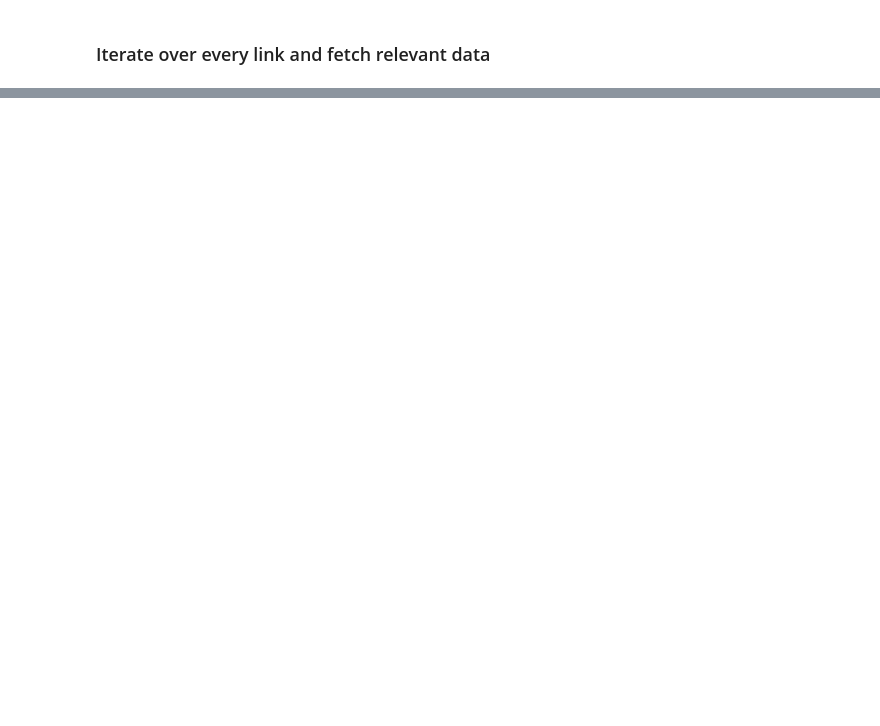
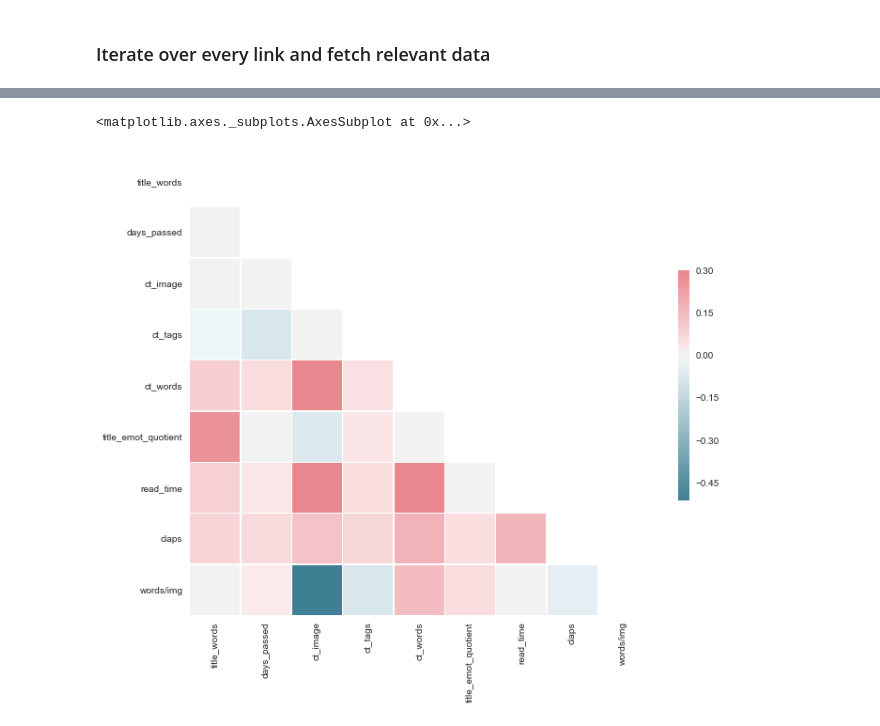
Before and after one commit to aswalin/Medium_Blogs_Analytics, a Jupyter notebook: scrape_links.ipynb, the cells around one changed output, grey strips where cells are left out. Saved outputs shown, nothing was run; the diff lists cells and outputs as text; code cells hidden in the pictures; blank space fills up the shorter version.

```diff
--- a/scrape_links.ipynb
+++ b/scrape_links.ipynb
@@ -52,0 +118,21 @@ for post in all_posts:
+# %%
+data = pd.DataFrame()
+for i in range(data_scrapped.shape[0]):
+    data.loc[i, "title_words"] = len(data_scrapped.loc[i, "title"].split(" "))
+    data.loc[i, "days_passed"] = (datetime.now() - data_scrapped.loc[i,'datePublished'] ).days
+    data.loc[i, "ct_image"] = len(data_scrapped.loc[i, "images"])
+    data.loc[i, "ct_tags"] = len(data_scrapped.loc[i, "tags"])
+    text =  " ".join(data_scrapped.loc[i, "para"] + data_scrapped.loc[i, "bullets"]).split()
+    data.loc[i, "ct_words"] = len(text)
+    data.loc[i, "title_emot_quotient"] = abs(sid.polarity_scores(data_scrapped.loc[i, "title"])['compound'])
+    data.loc[i, "featured_in_tds"] = 'Towards Data Science' in data_scrapped.loc[i,'tags']
+    data.loc[i,'read_time'] = int(data_scrapped.loc[i,'read_time'])
+# %%
+def claps2num(x):
+    if "K" in x:
+        return float(x.replace("K",""))*1000
+    else:
+        return int(x)
+data['claps'] = data_scrapped['claps'].apply(lambda x: claps2num(x))
+# %%
+data["words/img"] = data['ct_words']/data['ct_image']
@@ -52,0 +162,26 @@ for post in all_posts:
+# %%
+import numpy as np
+import pandas as pd
+import seaborn as sns
+import matplotlib.pyplot as plt
+%matplotlib inline
+sns.set(style="white")
+# Compute the correlation matrix
+corr = data.corr()
+
+# Generate a mask for the upper triangle
+mask = np.zeros_like(corr, dtype=np.bool)
+mask[np.triu_indices_from(mask)] = True
+
+# Set up the matplotlib figure
+f, ax = plt.subplots(figsize=(11, 9))
+
+# Generate a custom diverging colormap
+cmap = sns.diverging_palette(220, 10, as_cmap=True)
+
+# Draw the heatmap with the mask and correct aspect ratio
+sns.heatmap(corr, mask=mask, cmap=cmap, vmax=.3, center=0,
+            square=True, linewidths=.5, cbar_kws={"shrink": .5})
+# %% [output]
+<matplotlib.axes._subplots.AxesSubplot at 0x...>
+[figure, added]
```
Also changed, not shown: parts of 14 cells of this notebook.
